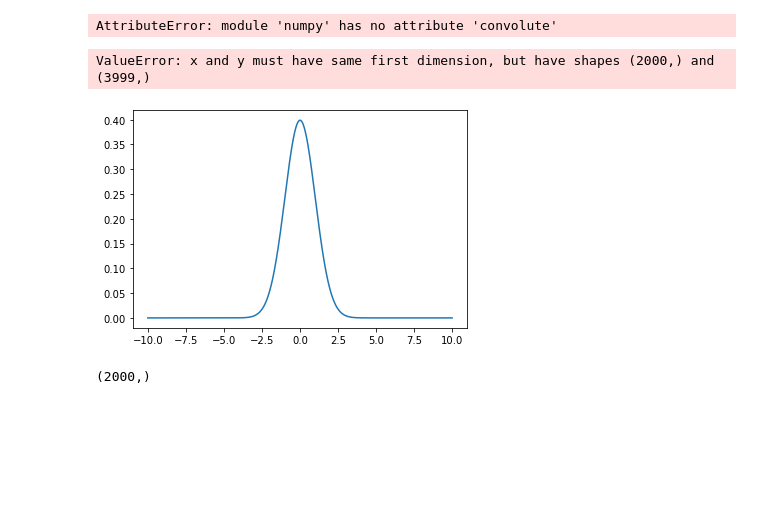
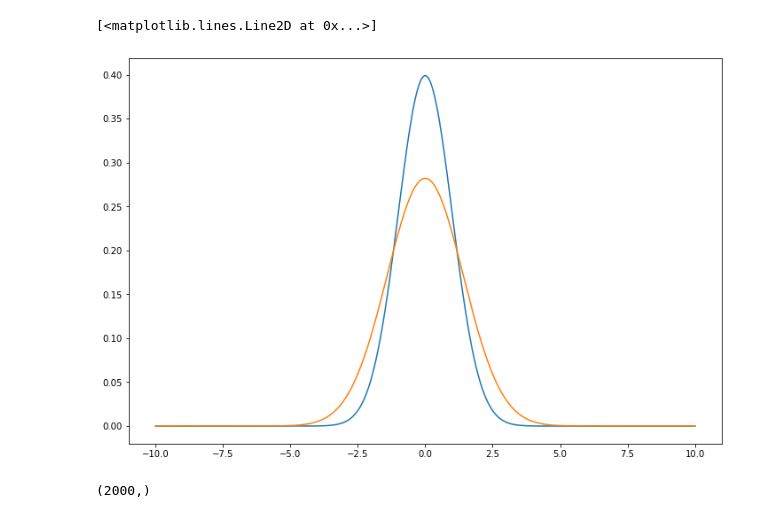
Before and after one commit to Noam-91/Advanced-Data-Analysis-Techniques-for-Large-Datasets, a Jupyter notebook: hw#2.ipynb, the cells around one changed output. Drawn from its saved outputs; the diff is of its cells as text; code cells hidden in the pictures; blank space fills up the shorter version.

```diff
--- a/hw#2.ipynb
+++ b/hw#2.ipynb
@@ -9,17 +9,15 @@ x = np.arange(-10,10,delta)
 pdf = stats.norm.pdf(x)
 # %%
 pmf = pdf*delta
-conv_pmf = np.convolute(pmf,pmf,'same')
+conv_pmf = np.convolve(pmf,pmf,'same')
 conv_pdf = conv_pmf/delta
-# %% [output]
-AttributeError: module 'numpy' has no attribute 'convolute'
 # %%
 fig, ax = plt.subplots(1, 1)
-ax.plot(x,f)
-ax.plot(x,conv)
+ax.plot(x,pdf)
+ax.plot(x,conv_pdf)
 # %% [output]
-ValueError: x and y must have same first dimension, but have shapes (2000,) and (3999,)
+[<matplotlib.lines.Line2D at 0x...>]
-[figure, old version]
+[figure, new version]
 # %%
 f.shape
 # %% [output]
```
